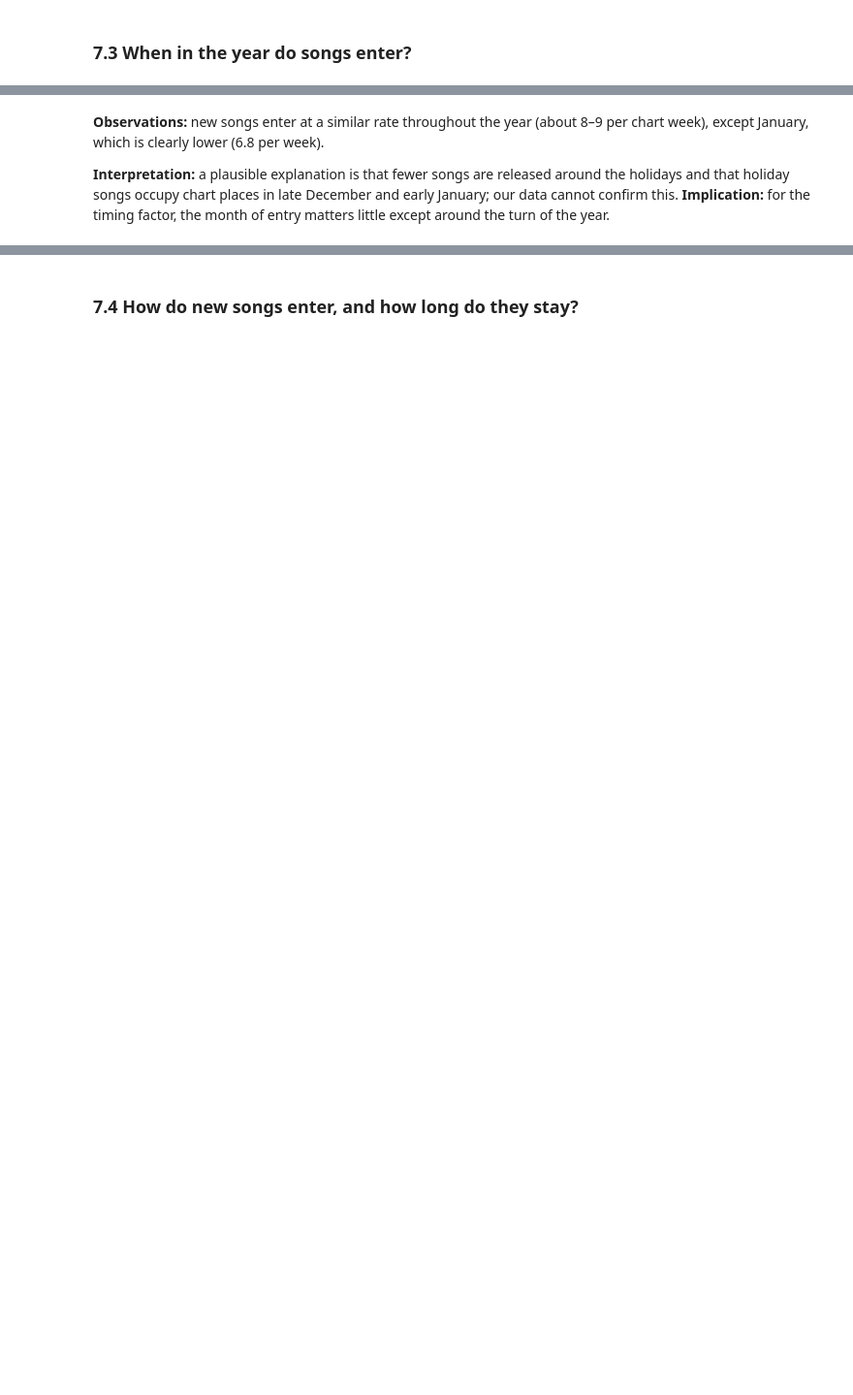
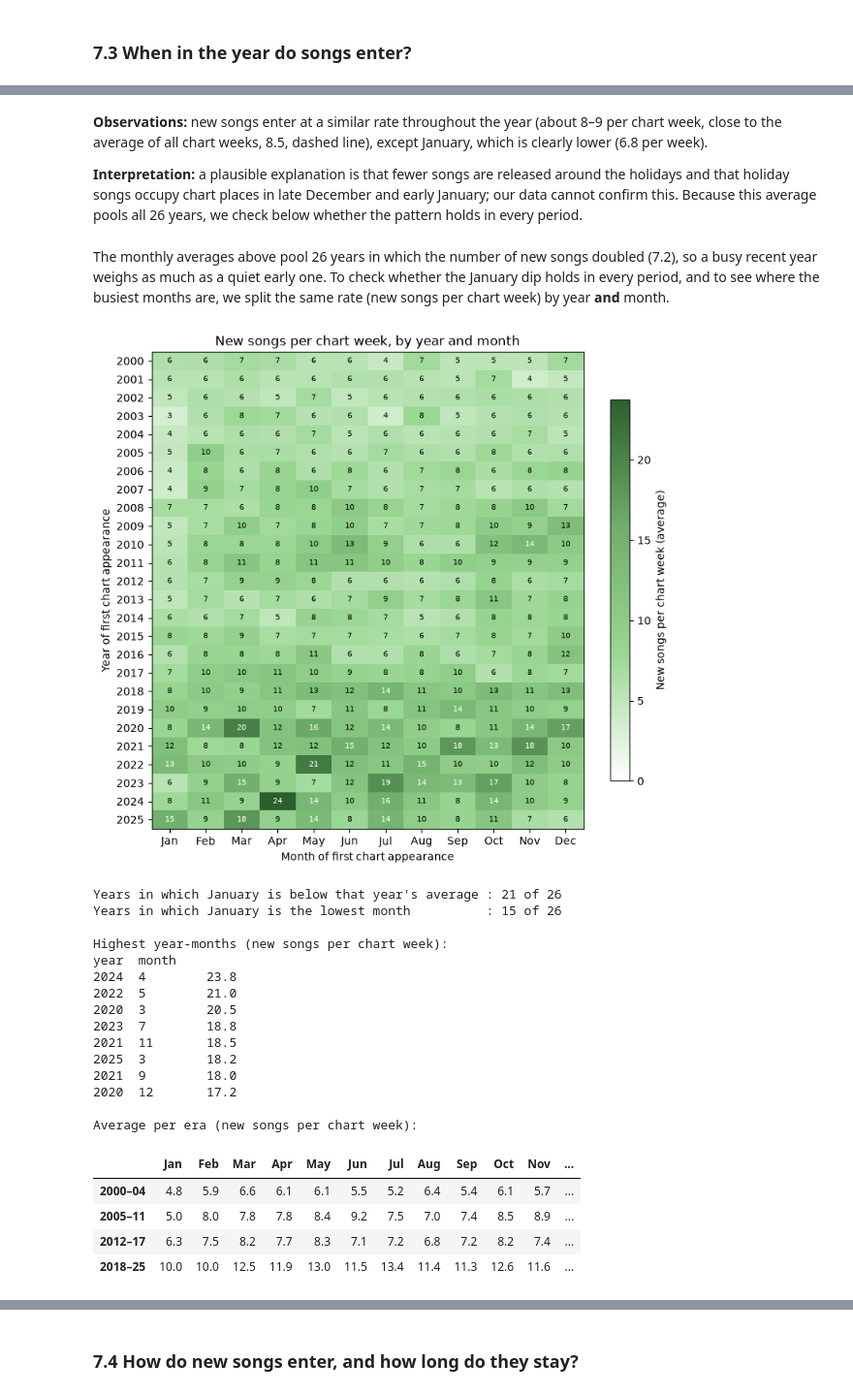
Before and after one commit to Isabelle333/billboard-musicbrainz-extract, a Jupyter notebook: data_project_billboard_group_c_v2.ipynb, the cells around one changed output, grey strips where cells are left out. Shown at 97% size. Saved outputs shown, nothing was run; the diff lists cells and outputs as text; code cells hidden in the pictures; blank space fills up the shorter version.

```diff
--- a/data_project_billboard_group_c_v2.ipynb
+++ b/data_project_billboard_group_c_v2.ipynb
@@ -2022,15 +2052,22 @@ Average per year 2000–2004: 303 | 2021–2025: 612 | ratio: 2.0x
 # %% [markdown]
 ### 7.3 When in the year do songs enter?
 # %%
+MONTHS = ["Jan", "Feb", "Mar", "Apr", "May", "Jun", "Jul", "Aug", "Sep", "Oct", "Nov", "Dec"]
 chart_weeks = read_table("charts")["chart_date"]
 weeks_per_month = chart_weeks.groupby(chart_weeks.dt.month).size()
 entries_per_month = entered.groupby(entered["first_chart_date"].dt.month).size()
 per_chart_week = entries_per_month / weeks_per_month
+overall_rate = len(entered) / len(chart_weeks)        # average over all chart weeks
 DESCRIPTIVE_RESULTS["new_songs_per_chart_week_by_month"] = per_chart_week.round(2).to_dict()
+DESCRIPTIVE_RESULTS["new_songs_per_chart_week_overall"] = round(overall_rate, 2)
 
 fig, ax = plt.subplots(figsize=(9, 4))
-ax.bar(per_chart_week.index, per_chart_week.values, color=COLOR_MAIN)
-ax.set_xticks(range(1, 13), ["Jan", "Feb", "Mar", "Apr", "May", "Jun", "Jul", "Aug", "Sep", "Oct", "Nov", "Dec"])
+ax.bar(per_chart_week.index, per_chart_week.values, color=COLOR_SECOND)
+ax.axhline(overall_rate, color=COLOR_MAIN, linestyle="--", linewidth=1.5)
+ax.text(12.6, overall_rate + 0.15, f"average of all\nchart weeks: {overall_rate:.1f}", ha="right", va="bottom",
+        fontsize=8, color=COLOR_MAIN)
+ax.set_ylim(0, per_chart_week.max() * 1.18)
+ax.set_xticks(range(1, 13), MONTHS)
 style_axes(ax, "New songs per chart week, by month (2000–2025)",
            "Month of first chart appearance", "New songs per chart week (average)")
 save_figure(fig, "fig2_entries_per_month")
@@ -2045,6 +2082,70 @@ pd.DataFrame({"chart weeks": weeks_per_month, "new songs": entries_per_month,
 | new songs | 779.0 | 857.0 | 1045.0 | 970.0 | 1071.0 | 968.0 | 1014.0 | 940.0 | 914.0 | 1053.0 | 977.0 | ... |
 | per chart week | 6.8 | 8.2 | 9.0 | 8.7 | 9.4 | 8.6 | 8.8 | 8.2 | 8.2 | 9.2 | 8.7 | ... |
 # %% [markdown]
-**Observations:** new songs enter at a similar rate throughout the year (about 8–9 per chart week), except January, which is clearly lower (6.8 per week).
+**Observations:** new songs enter at a similar rate throughout the year (about 8–9 per chart week, close to the average of all chart weeks, 8.5, dashed line), except January, which is clearly lower (6.8 per week).
 
-**Interpretation:** a plausible explanation is that fewer songs are released around the holidays and that holiday songs occupy chart places in late December and early January; our data cannot confirm this. **Implication:** for the timing factor, the month of entry matters little except around the turn of the year.
+**Interpretation:** a plausible explanation is that fewer songs are released around the holidays and that holiday songs occupy chart places in late December and early January; our data cannot confirm this. Because this average pools all 26 years, we check below whether the pattern holds in every period.
+# %% [markdown]
+The monthly averages above pool 26 years in which the number of new songs doubled (7.2), so a busy recent year weighs as much as a quiet early one. To check whether the January dip holds in every period, and to see where the busiest months are, we split the same rate (new songs per chart week) by year **and** month.
+# %%
+year_of_week  = chart_weeks.dt.year.rename("year")
+month_of_week = chart_weeks.dt.month.rename("month")
+weeks_ym   = chart_weeks.groupby([year_of_week, month_of_week]).size()
+entries_ym = entered.groupby([entered["first_chart_date"].dt.year.rename("year"),
+                              entered["first_chart_date"].dt.month.rename("month")]).size()
+rate_ym = (entries_ym.reindex(weeks_ym.index, fill_value=0) / weeks_ym).unstack("month")
+
+fig, ax = plt.subplots(figsize=(9, 8))
+im = ax.imshow(rate_ym.values, cmap=CMAP_PALETTE, aspect="auto", vmin=0)
+ax.set_xticks(range(12), MONTHS)
+ax.set_yticks(range(len(rate_ym)), rate_ym.index)
+threshold = rate_ym.values.max() * 0.55
+for r in range(rate_ym.shape[0]):
+    for c in range(rate_ym.shape[1]):
+        v = rate_ym.iat[r, c]
+        ax.text(c, r, f"{v:.0f}", ha="center", va="center", fontsize=7,
+                color="white" if v > threshold else "black")
+ax.set_title("New songs per chart week, by year and month")
+ax.set_xlabel("Month of first chart appearance")
+ax.set_ylabel("Year of first chart appearance")
+fig.colorbar(im, ax=ax, label="New songs per chart week (average)", shrink=0.8)
+save_figure(fig, "fig2b_entries_year_month_heatmap")
+plt.show()
+
+# How the January dip and the busiest months are distributed
+jan_below_year_avg = (rate_ym[1] < (entries_ym.groupby(level="year").sum() / weeks_ym.groupby(level="year").sum()))
+jan_rank = rate_ym.rank(axis=1)[1]                          # 1 = lowest month of that year
+by_era_month = rate_ym.groupby(pd.cut(rate_ym.index, ERA_BINS, labels=ERA_LABELS), observed=True).mean()
+top_cells = rate_ym.stack().nlargest(8)
+print(f"Years in which January is below that year's average : {int(jan_below_year_avg.sum())} of {len(rate_ym)}")
+print(f"Years in which January is the lowest month          : {int((jan_rank == 1).sum())} of {len(rate_ym)}")
+print("\nHighest year-months (new songs per chart week):")
+print(top_cells.round(1).to_string())
+print("\nAverage per era (new songs per chart week):")
+display(by_era_month.round(1).set_axis(MONTHS, axis=1))
+
+DESCRIPTIVE_RESULTS["new_songs_per_chart_week_by_year_month"] = {
+    str(y): {MONTHS[m - 1]: round(float(v), 2) for m, v in row.items()} for y, row in rate_ym.iterrows()}
+DESCRIPTIVE_RESULTS["january_below_year_average_years"] = int(jan_below_year_avg.sum())
+# %% [output]
+[figure, added]
+Years in which January is below that year's average : 21 of 26
+Years in which January is the lowest month          : 15 of 26
+
+Highest year-months (new songs per chart week):
+year  month
+2024  4        23.8
+2022  5        21.0
+2020  3        20.5
+2023  7        18.8
+2021  11       18.5
+2025  3        18.2
+2021  9        18.0
+2020  12       17.2
+
+Average per era (new songs per chart week):
+|  | Jan | Feb | Mar | Apr | May | Jun | Jul | Aug | Sep | Oct | Nov | ... |
+| 2000–04 | 4.8 | 5.9 | 6.6 | 6.1 | 6.1 | 5.5 | 5.2 | 6.4 | 5.4 | 6.1 | 5.7 | ... |
+| 2005–11 | 5.0 | 8.0 | 7.8 | 7.8 | 8.4 | 9.2 | 7.5 | 7.0 | 7.4 | 8.5 | 8.9 | ... |
+| 2012–17 | 6.3 | 7.5 | 8.2 | 7.7 | 8.3 | 7.1 | 7.2 | 6.8 | 7.2 | 8.2 | 7.4 | ... |
+| 2018–25 | 10.0 | 10.0 | 12.5 | 11.9 | 13.0 | 11.5 | 13.4 | 11.4 | 11.3 | 12.6 | 11.6 | ... |
```
Also changed, not shown: parts of 39 cells of this notebook.
